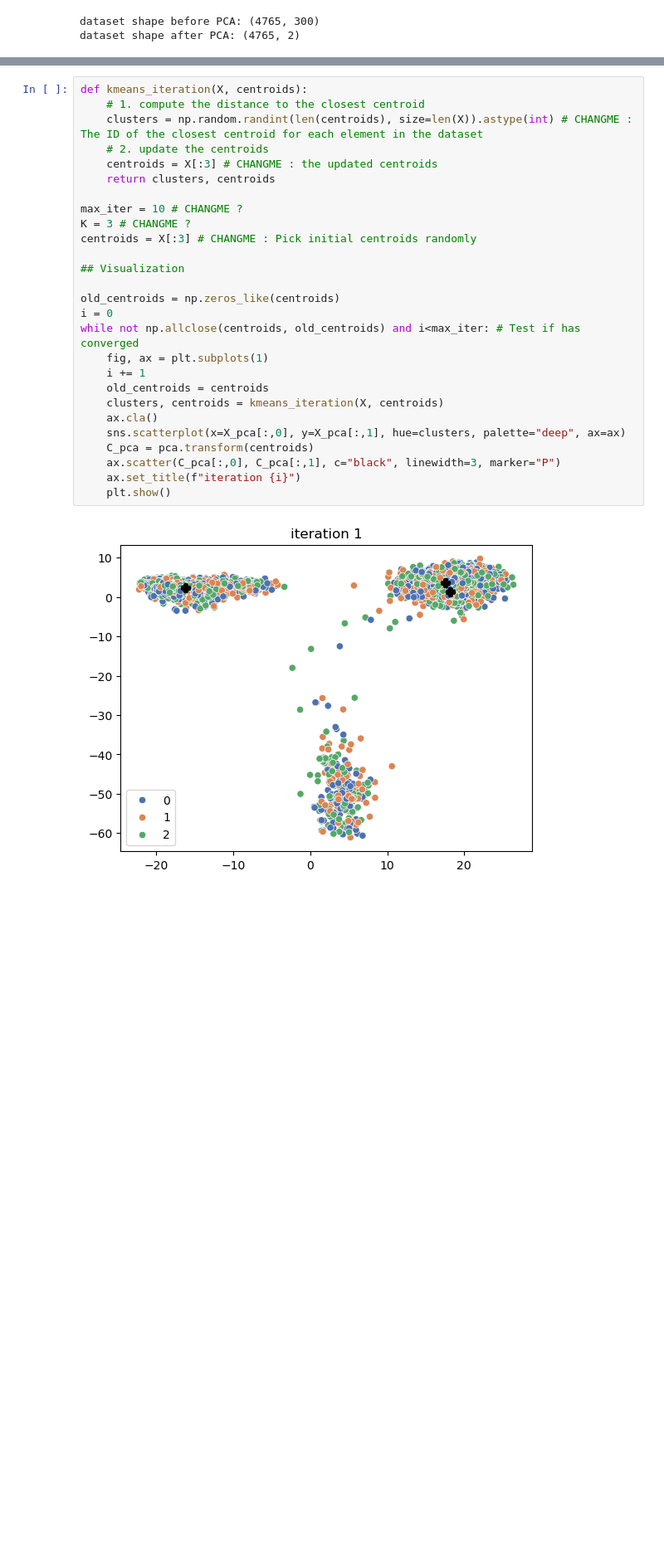
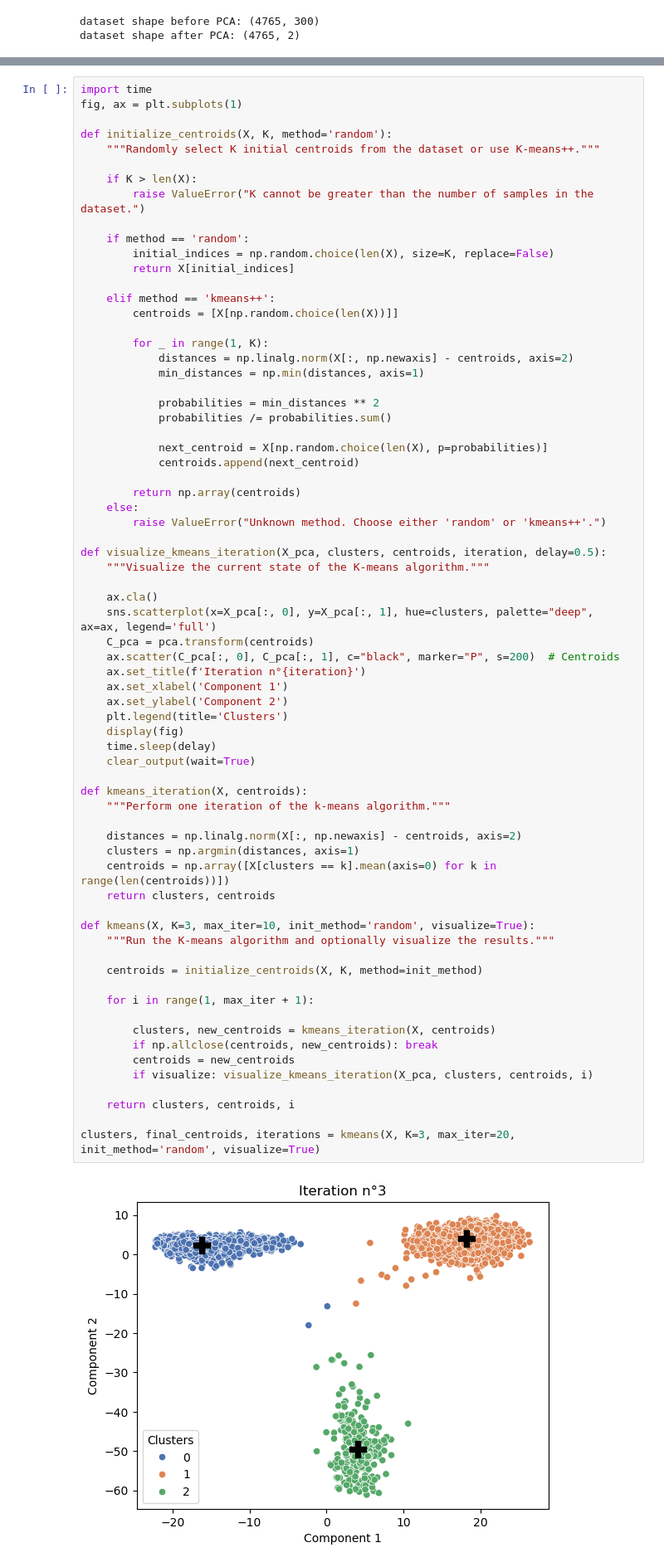
Before and after one commit to mathisdelsart/CelebA-Explorer, a Jupyter notebook: TP2 - TP3 - Clustering/clustering.ipynb, the cells around one changed output, grey strips where cells are left out. Shown at 83% size. Cells and saved outputs as stored; diff of their text form; blank space fills up the shorter version.

```diff
--- a/TP2 - TP3 - Clustering/clustering.ipynb
+++ b/TP2 - TP3 - Clustering/clustering.ipynb
@@ -128,31 +95,73 @@ Computing steps 1 and 2 corresponds to performing *one* iteration. Iterations ar
 >
 > Do you get the same result when doing the clustering on `X_pca` ?
 # %%
+import time
+fig, ax = plt.subplots(1)
+
+def initialize_centroids(X, K, method='random'):
+    """Randomly select K initial centroids from the dataset or use K-means++."""
+
+    if K > len(X):
+        raise ValueError("K cannot be greater than the number of samples in the dataset.")
+
+    if method == 'random':
+        initial_indices = np.random.choice(len(X), size=K, replace=False)
+        return X[initial_indices]
+
+    elif method == 'kmeans++':
+        centroids = [X[np.random.choice(len(X))]]
+
+        for _ in range(1, K):
+            distances = np.linalg.norm(X[:, np.newaxis] - centroids, axis=2)
+            min_distances = np.min(distances, axis=1)
+
+            probabilities = min_distances ** 2
+            probabilities /= probabilities.sum()
+
+            next_centroid = X[np.random.choice(len(X), p=probabilities)]
+            centroids.append(next_centroid)
+
+        return np.array(centroids)
+    else:
+        raise ValueError("Unknown method. Choose either 'random' or 'kmeans++'.")
+
+def visualize_kmeans_iteration(X_pca, clusters, centroids, iteration, delay=0.5):
+    """Visualize the current state of the K-means algorithm."""
+
+    ax.cla()
+    sns.scatterplot(x=X_pca[:, 0], y=X_pca[:, 1], hue=clusters, palette="deep", ax=ax, legend='full')
+    C_pca = pca.transform(centroids)
+    ax.scatter(C_pca[:, 0], C_pca[:, 1], c="black", marker="P", s=200)  # Centroids
+    ax.set_title(f'Iteration n°{iteration}')
+    ax.set_xlabel('Component 1')
+    ax.set_ylabel('Component 2')
+    plt.legend(title='Clusters')
+    display(fig)
+    time.sleep(delay)
+    clear_output(wait=True)
+
 def kmeans_iteration(X, centroids):
-    # 1. compute the distance to the closest centroid
-    clusters = np.random.randint(len(centroids), size=len(X)).astype(int) # CHANGME : The ID of the closest centroid for each element in the dataset
-    # 2. update the centroids
-    centroids = X[:3] # CHANGME : the updated centroids
+    """Perform one iteration of the k-means algorithm."""
+
+    distances = np.linalg.norm(X[:, np.newaxis] - centroids, axis=2)
+    clusters = np.argmin(distances, axis=1)
+    centroids = np.array([X[clusters == k].mean(axis=0) for k in range(len(centroids))])
     return clusters, centroids
 
-max_iter = 10 # CHANGME ?
-K = 3 # CHANGME ?
-centroids = X[:3] # CHANGME : Pick initial centroids randomly
+def kmeans(X, K=3, max_iter=10, init_method='random', visualize=True):
+    """Run the K-means algorithm and optionally visualize the results."""
 
-## Visualization
+    centroids = initialize_centroids(X, K, method=init_method)
 
-old_centroids = np.zeros_like(centroids)
-i = 0
-while not np.allclose(centroids, old_centroids) and i<max_iter: # Test if has converged
-    fig, ax = plt.subplots(1)
-    i += 1
-    old_centroids = centroids
-    clusters, centroids = kmeans_iteration(X, centroids)
-    ax.cla()
-    sns.scatterplot(x=X_pca[:,0], y=X_pca[:,1], hue=clusters, palette="deep", ax=ax)
-    C_pca = pca.transform(centroids)
-    ax.scatter(C_pca[:,0], C_pca[:,1], c="black", linewidth=3, marker="P")
-    ax.set_title(f"iteration {i}")
-    plt.show()
+    for i in range(1, max_iter + 1):
+
+        clusters, new_centroids = kmeans_iteration(X, centroids)
+        if np.allclose(centroids, new_centroids): break
+        centroids = new_centroids
+        if visualize: visualize_kmeans_iteration(X_pca, clusters, centroids, i)
+
+    return clusters, centroids, i
+
+clusters, final_centroids, iterations = kmeans(X, K=3, max_iter=20, init_method='random', visualize=True)
 # %% [output]
-[figure, old version]
+[figure, new version]
```
Also changed, not shown: parts of 3 cells of this notebook, 36 other files.
